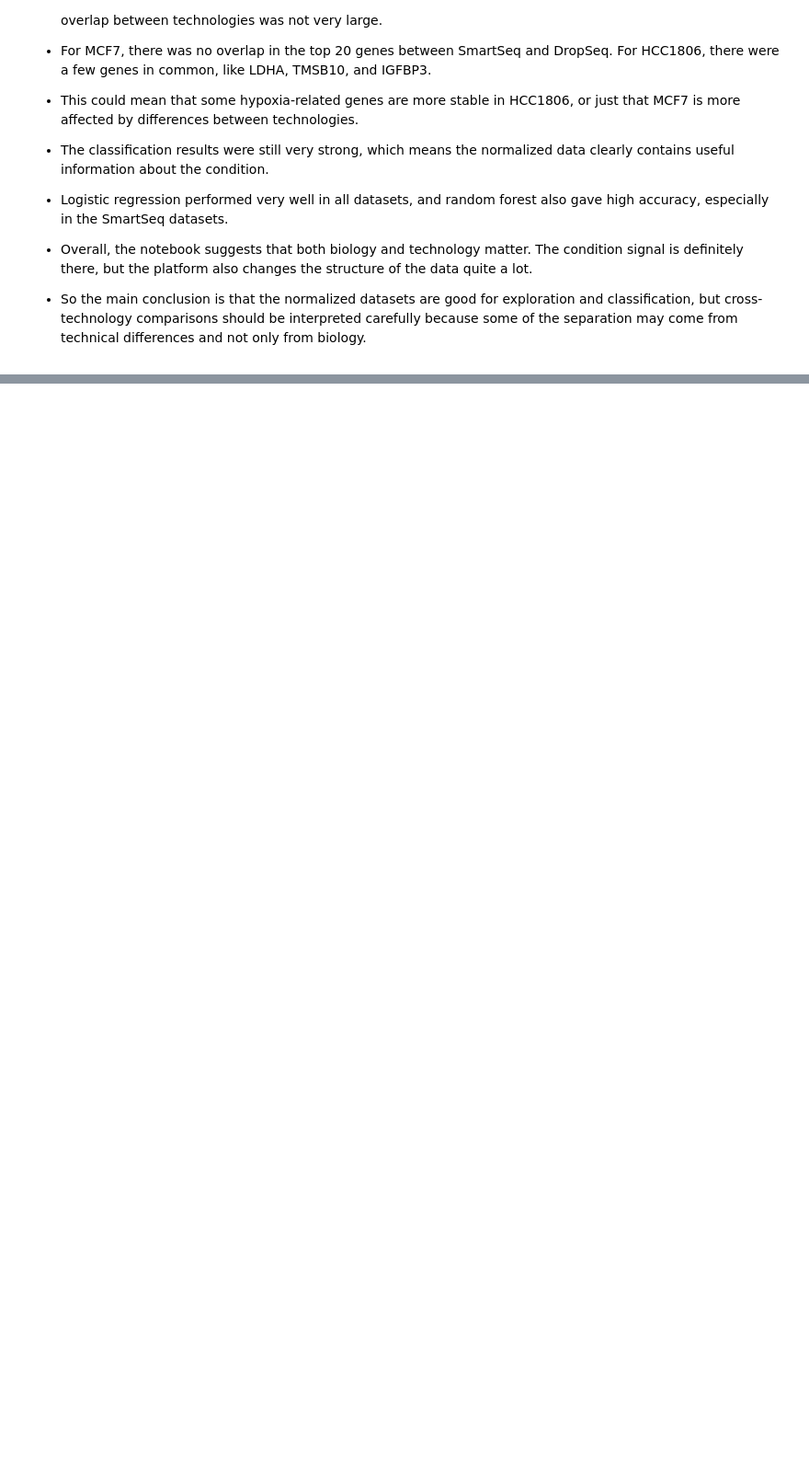
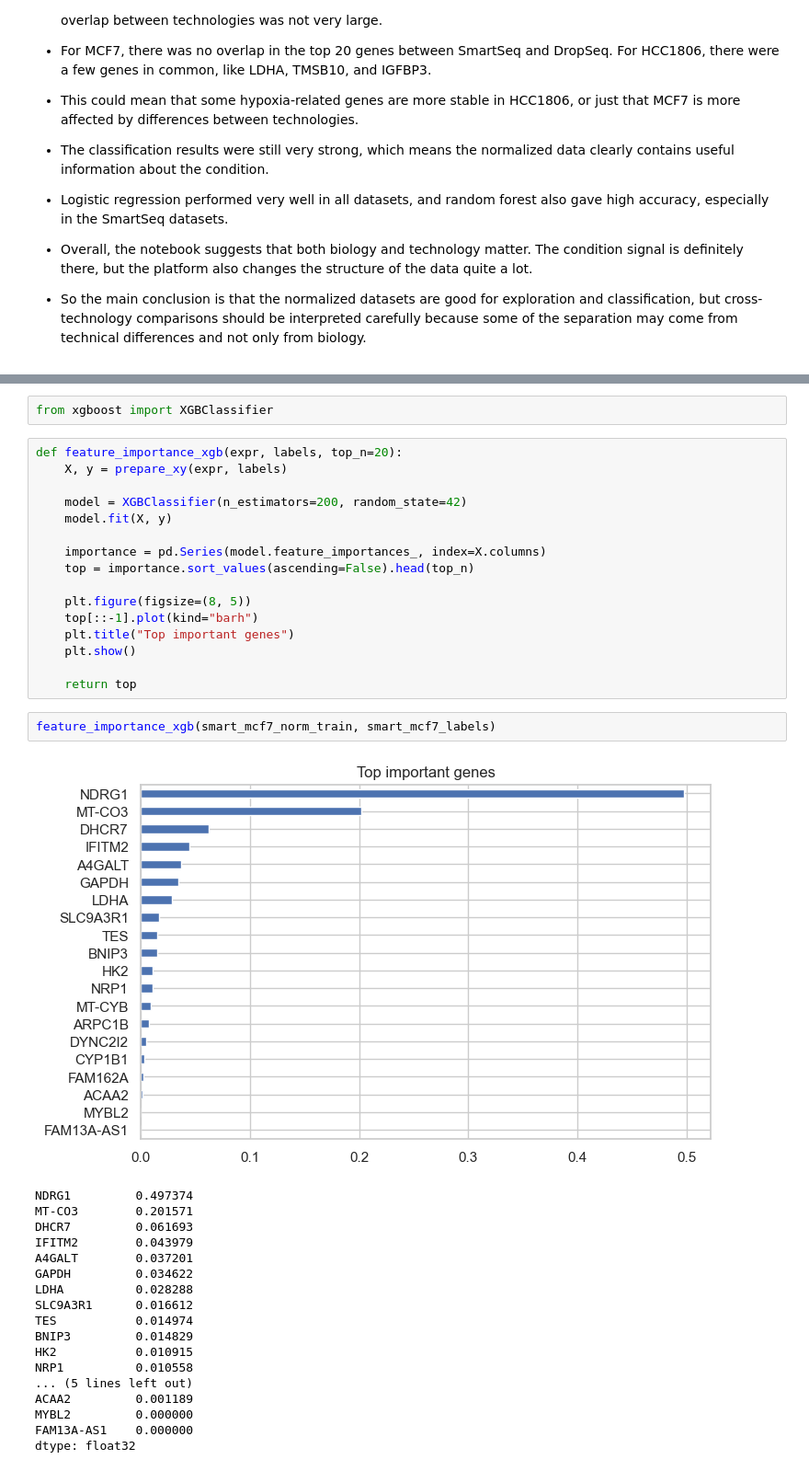
Before and after one commit to Hugo132645/ai-lab-gene-expression, a Jupyter notebook: notebooks/ai_lab_report.ipynb, the cells around one changed output, grey strips where cells are left out. Shown at 92% size. Cells and saved outputs as stored; diff of their text form; blank space fills up the shorter version.

```diff
--- a/notebooks/ai_lab_report.ipynb
+++ b/notebooks/ai_lab_report.ipynb
@@ -1006,0 +1176,39 @@ model_compare
+# %%
+from xgboost import XGBClassifier
+# %%
+def feature_importance_xgb(expr, labels, top_n=20):
+    X, y = prepare_xy(expr, labels)
+
+    model = XGBClassifier(n_estimators=200, random_state=42)
+    model.fit(X, y)
+
+    importance = pd.Series(model.feature_importances_, index=X.columns)
+    top = importance.sort_values(ascending=False).head(top_n)
+
+    plt.figure(figsize=(8, 5))
+    top[::-1].plot(kind="barh")
+    plt.title("Top important genes")
+    plt.show()
+
+    return top
+# %%
+feature_importance_xgb(smart_mcf7_norm_train, smart_mcf7_labels)
+# %% [output]
+[figure, added]
+NDRG1         0.497374
+MT-CO3        0.201571
+DHCR7         0.061693
+IFITM2        0.043979
+A4GALT        0.037201
+GAPDH         0.034622
+LDHA          0.028288
+SLC9A3R1      0.016612
+TES           0.014974
+BNIP3         0.014829
+HK2           0.010915
+NRP1          0.010558
+... (5 lines left out)
+ACAA2         0.001189
+MYBL2         0.000000
+FAM13A-AS1    0.000000
+dtype: float32
```
Also changed, not shown: parts of 15 cells of this notebook, 1 other file.
